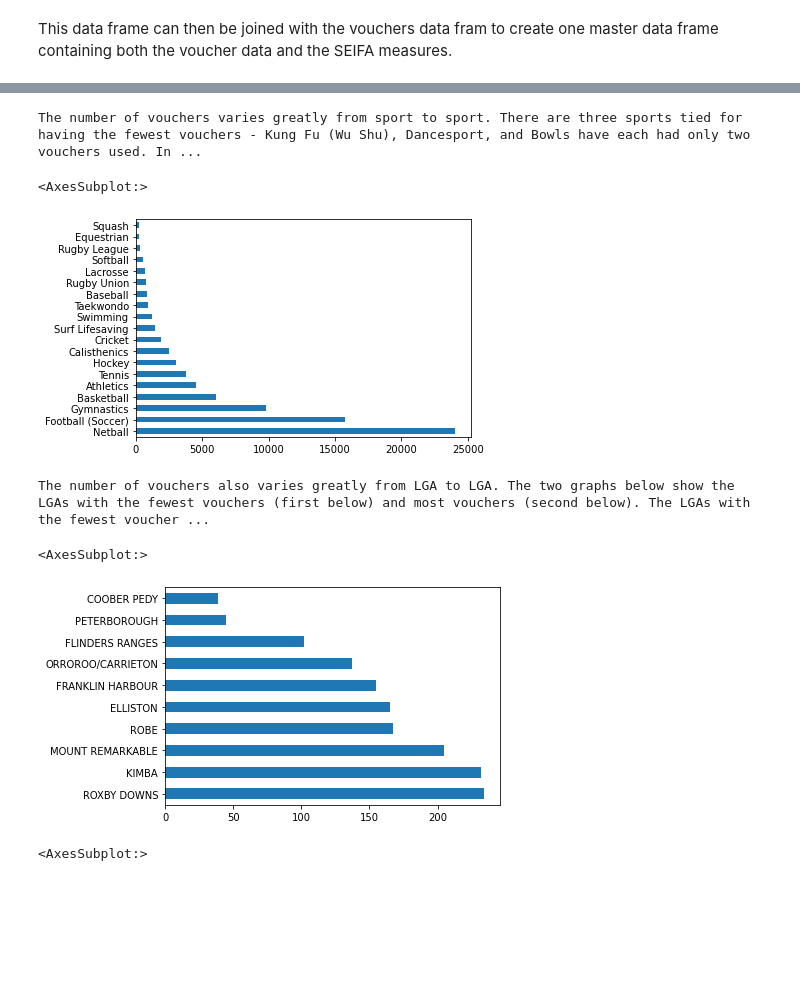
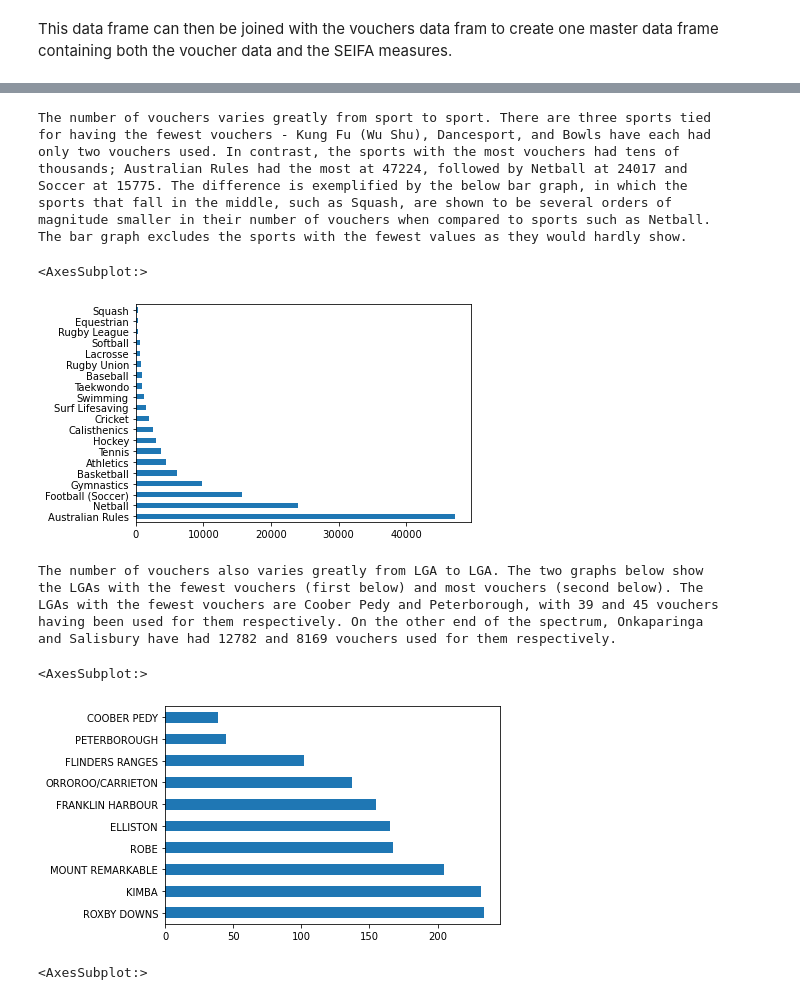
Before and after one commit to Michael-Kneale/Data-Analysis-Portfolio, a Jupyter notebook: Portfolio 2.ipynb, the cells around one changed output, grey strips where cells are left out. Saved outputs shown, nothing was run; the diff lists cells and outputs as text; code cells hidden in the pictures; blank space fills up the shorter version.

```diff
--- a/Portfolio 2.ipynb
+++ b/Portfolio 2.ipynb
@@ -81,28 +81,39 @@ sa_vouchers_scores.head()
 | 4 | 1000005 | ABERFOYLE PARK | Registered Previously | Not ATSI | Not CALD | ... |
 # %%
 #Describe the distribution of vouchers by: LGA, Sport - which regions/sports stand out?
-print("The number of vouchers varies greatly from sport to sport. There are three sports tied "
-      "for having the fewest vouchers - Kung Fu (Wu Shu), Dancesport, and Bowls have each had "
-      "only two vouchers used. In contrast, the sports with the most vouchers had tens of "
-      "thousands; Australian Rules had the most at 47224, followed by Netball at 24017 and "
-      "Soccer at 15775. The difference is exemplified by the below bar graph, in which the "
-      "sports that fall in the middle, such as Squash, are shown to be several orders of "
-      "magnitude smaller in their number of vouchers when compared to sports such as Netball. "
-      "The bar graph excludes the sports with the fewest values as they would hardly show.")
-sa_vouchers_scores['Voucher_Sport'].value_counts().iloc[1:20].plot(kind='barh')
+print("The number of vouchers varies greatly from sport to sport. There are three sports tied \n"
+      "for having the fewest vouchers - Kung Fu (Wu Shu), Dancesport, and Bowls have each had \n"
+      "only two vouchers used. In contrast, the sports with the most vouchers had tens of \n"
+      "thousands; Australian Rules had the most at 47224, followed by Netball at 24017 and \n"
+      "Soccer at 15775. The difference is exemplified by the below bar graph, in which the \n"
+      "sports that fall in the middle, such as Squash, are shown to be several orders of \n"
+      "magnitude smaller in their number of vouchers when compared to sports such as Netball. \n"
+      "The bar graph excludes the sports with the fewest values as they would hardly show.\n")
+sa_vouchers_scores['Voucher_Sport'].value_counts().iloc[:20].plot(kind='barh')
 # %% [output]
-The number of vouchers varies greatly from sport to sport. There are three sports tied for having the fewest vouchers - Kung Fu (Wu Shu), Dancesport, and Bowls have each had only two vouchers used. In ...
+The number of vouchers varies greatly from sport to sport. There are three sports tied
+for having the fewest vouchers - Kung Fu (Wu Shu), Dancesport, and Bowls have each had
+only two vouchers used. In contrast, the sports with the most vouchers had tens of
+thousands; Australian Rules had the most at 47224, followed by Netball at 24017 and
+Soccer at 15775. The difference is exemplified by the below bar graph, in which the
+sports that fall in the middle, such as Squash, are shown to be several orders of
+magnitude smaller in their number of vouchers when compared to sports such as Netball.
+The bar graph excludes the sports with the fewest values as they would hardly show.
 <AxesSubplot:>
-[figure, old version]
+[figure, new version]
 # %%
-print("The number of vouchers also varies greatly from LGA to LGA. The two graphs below show "
-      "the LGAs with the fewest vouchers (first below) and most vouchers (second below). The "
-      "LGAs with the fewest vouchers are Coober Pedy and Peterborough, with 39 and 45 vouchers "
-      "having been used for them respectively. On the other end of the spectrum, Onkaparinga "
-      "and Salisbury have had 12782 and 8169 vouchers used for them respectively.")
+print("The number of vouchers also varies greatly from LGA to LGA. The two graphs below show \n"
+      "the LGAs with the fewest vouchers (first below) and most vouchers (second below). The \n"
+      "LGAs with the fewest vouchers are Coober Pedy and Peterborough, with 39 and 45 vouchers \n"
+      "having been used for them respectively. On the other end of the spectrum, Onkaparinga \n"
+      "and Salisbury have had 12782 and 8169 vouchers used for them respectively.\n")
 sa_vouchers_scores['Participant_LGA'].value_counts().iloc[59:].plot(kind='barh')
 # %% [output]
-The number of vouchers also varies greatly from LGA to LGA. The two graphs below show the LGAs with the fewest vouchers (first below) and most vouchers (second below). The LGAs with the fewest voucher ...
+The number of vouchers also varies greatly from LGA to LGA. The two graphs below show
+the LGAs with the fewest vouchers (first below) and most vouchers (second below). The
+LGAs with the fewest vouchers are Coober Pedy and Peterborough, with 39 and 45 vouchers
+having been used for them respectively. On the other end of the spectrum, Onkaparinga
+and Salisbury have had 12782 and 8169 vouchers used for them respectively.
 <AxesSubplot:>
 [figure]
 # %%
```
Also changed, not shown: parts of 6 cells of this notebook, 1 other file.
